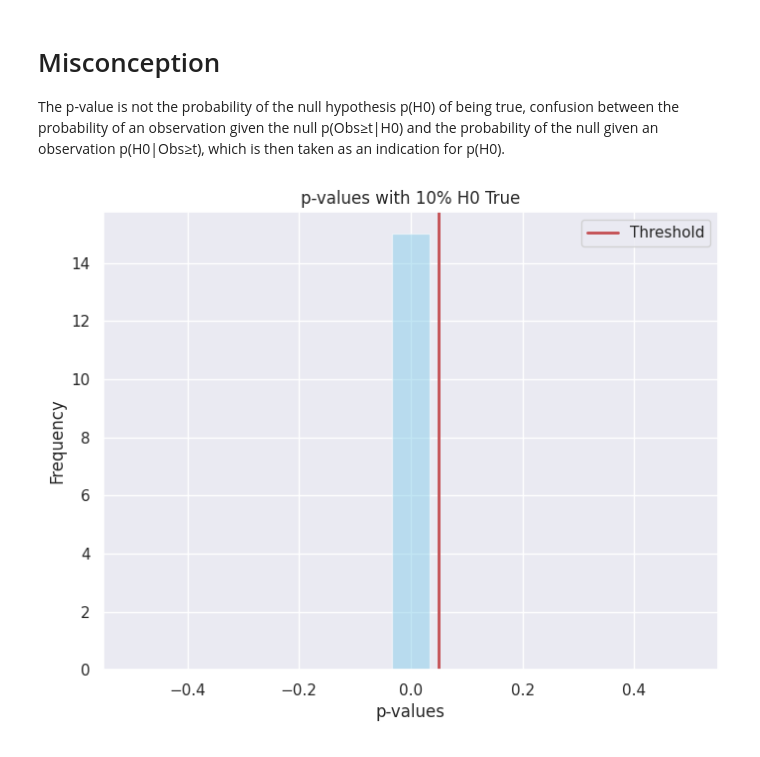
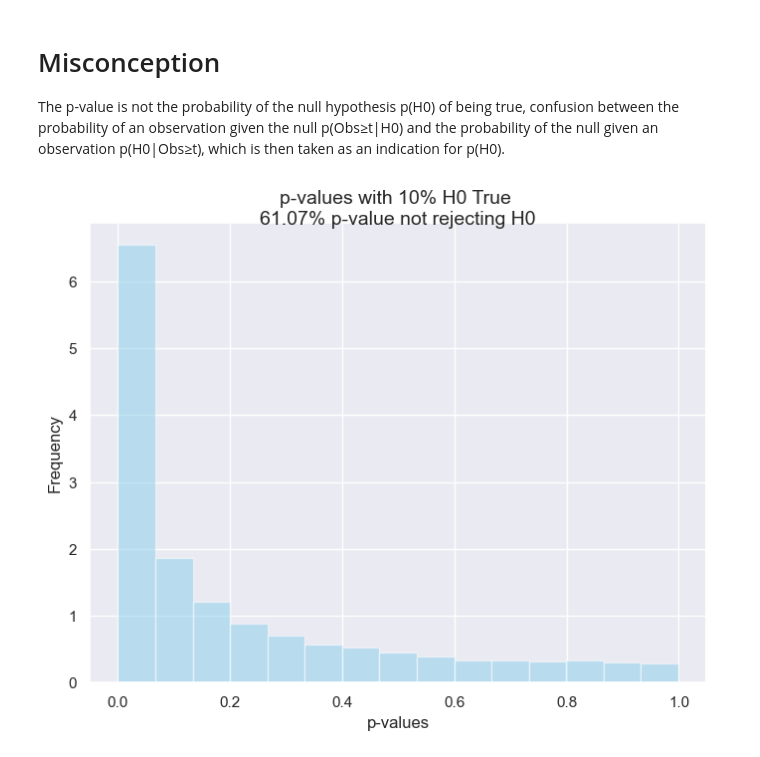
Before and after one commit to CPernet/ReproducibleQuantitativeDataScience, a Jupyter notebook: p_values.ipynb, the cells around one changed output. Saved outputs shown, nothing was run; the diff lists cells and outputs as text; code cells hidden in the pictures.

Commit message:
fixing some titles error

```diff
--- a/p_values.ipynb
+++ b/p_values.ipynb
@@ -145,26 +143,24 @@ The p-value is not the probability of the null hypothesis p(H0) of being true, c
 # %%
 MC = 10000
 rate = 10 / 100
 pvalue = np.zeros(MC)
 
 for m in range(MC):
     if m < MC * rate:  # p(H0|data) is 10%
         X = np.random.randn(100)
         Y = np.random.randn(100)
     else:
         X = np.random.randn(100) + 0.25  # expected mean 0.25
         Y = np.random.randn(100)         # expected mean 0
-    _, pvalue_from_test = ttest_ind(X, Y)
+    _, pvalue[m] = ttest_ind(X, Y)
 
 fig = plt.figure('p-values are not P(H0|data)', figsize=(8, 6))
 plt.hist(pvalue, density=True, alpha=0.5, bins=15, color='skyblue')
-plt.axvline(0.05, color='r', linestyle='-', linewidth=2, label='Threshold')
-plt.title('p-values with 10% H0 True')
+plt.title('p-values with 10% H0 True \n'+f"{np.mean(pvalue > 0.05) * 100:.2f}% p-value not rejecting H0", fontsize=14, y=0.98)
 plt.xlabel('p-values')
 plt.ylabel('Frequency')
-plt.legend()
 plt.grid(True)
 
 plt.show()
 # %% [output]
-[figure, old version]
+[figure, new version]
```
Also changed, not shown: parts of 3 cells of this notebook.
